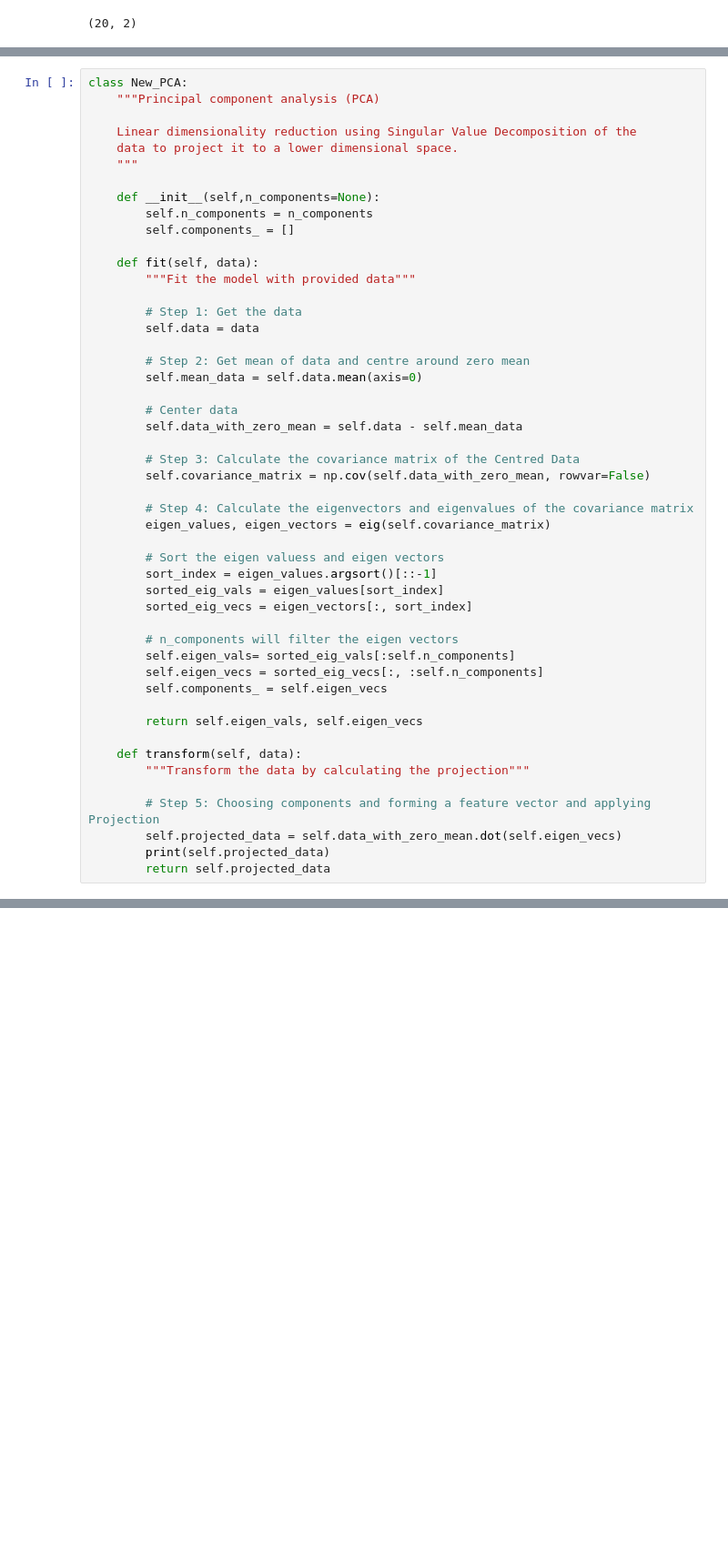
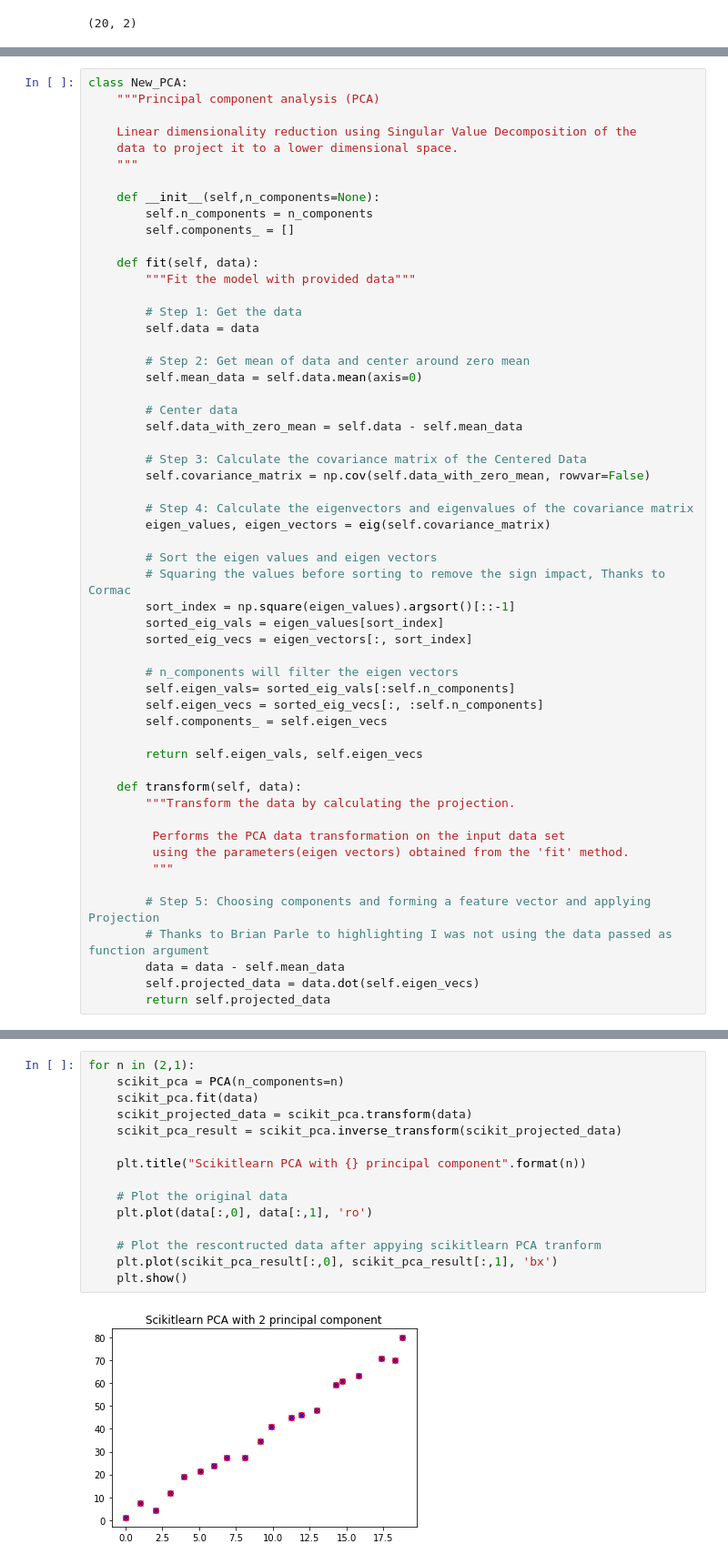
Before and after one commit to vipulpopat/MSCAI_CE4021_Week5, a Jupyter notebook: Etivity5.ipynb, the cells around one changed output, grey strips where cells are left out. Shown at 91% size. Drawn from its saved outputs; the diff is of its cells as text; blank space fills up the shorter version.

```diff
--- a/Etivity5.ipynb
+++ b/Etivity5.ipynb
@@ -76,20 +76,21 @@ class New_PCA:
         # Step 1: Get the data
         self.data = data
 
-        # Step 2: Get mean of data and centre around zero mean
+        # Step 2: Get mean of data and center around zero mean
         self.mean_data = self.data.mean(axis=0)
 
         # Center data
         self.data_with_zero_mean = self.data - self.mean_data
 
-        # Step 3: Calculate the covariance matrix of the Centred Data
+        # Step 3: Calculate the covariance matrix of the Centered Data
         self.covariance_matrix = np.cov(self.data_with_zero_mean, rowvar=False)
 
         # Step 4: Calculate the eigenvectors and eigenvalues of the covariance matrix
         eigen_values, eigen_vectors = eig(self.covariance_matrix)
 
-        # Sort the eigen valuess and eigen vectors
-        sort_index = eigen_values.argsort()[::-1]
+        # Sort the eigen values and eigen vectors
+        # Squaring the values before sorting to remove the sign impact, Thanks to Cormac
+        sort_index = np.square(eigen_values).argsort()[::-1]
         sorted_eig_vals = eigen_values[sort_index]
         sorted_eig_vecs = eigen_vectors[:, sort_index]
 
@@ -101,9 +102,14 @@ class New_PCA:
         return self.eigen_vals, self.eigen_vecs
 
     def transform(self, data):
-        """Transform the data by calculating the projection"""
+        """Transform the data by calculating the projection.
+
+         Performs the PCA data transformation on the input data set
+         using the parameters(eigen vectors) obtained from the 'fit' method.
+         """
 
         # Step 5: Choosing components and forming a feature vector and applying Projection
-        self.projected_data = self.data_with_zero_mean.dot(self.eigen_vecs)
-        print(self.projected_data)
+        # Thanks to Brian Parle to highlighting I was not using the data passed as function argument
+        data = data - self.mean_data
+        self.projected_data = data.dot(self.eigen_vecs)
         return self.projected_data
@@ -120,0 +185,17 @@ def scikitlearn_pca(n):
+# %%
+for n in (2,1):
+    scikit_pca = PCA(n_components=n)
+    scikit_pca.fit(data)
+    scikit_projected_data = scikit_pca.transform(data)
+    scikit_pca_result = scikit_pca.inverse_transform(scikit_projected_data)
+
+    plt.title("Scikitlearn PCA with {} principal component".format(n))
+
+    # Plot the original data
+    plt.plot(data[:,0], data[:,1], 'ro')
+
+    # Plot the rescontructed data after appying scikitlearn PCA tranform
+    plt.plot(scikit_pca_result[:,0], scikit_pca_result[:,1], 'bx')
+    plt.show()
+# %% [output]
+[figure, added]
```
Also changed, not shown: parts of 26 cells of this notebook.
